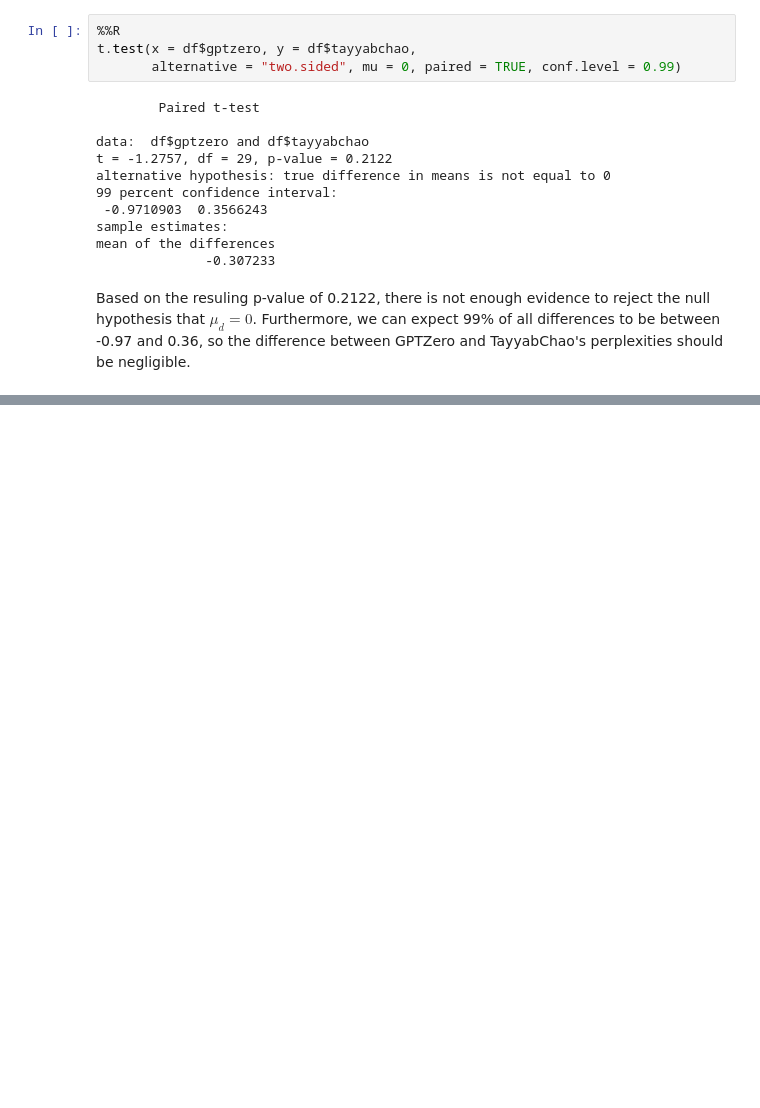
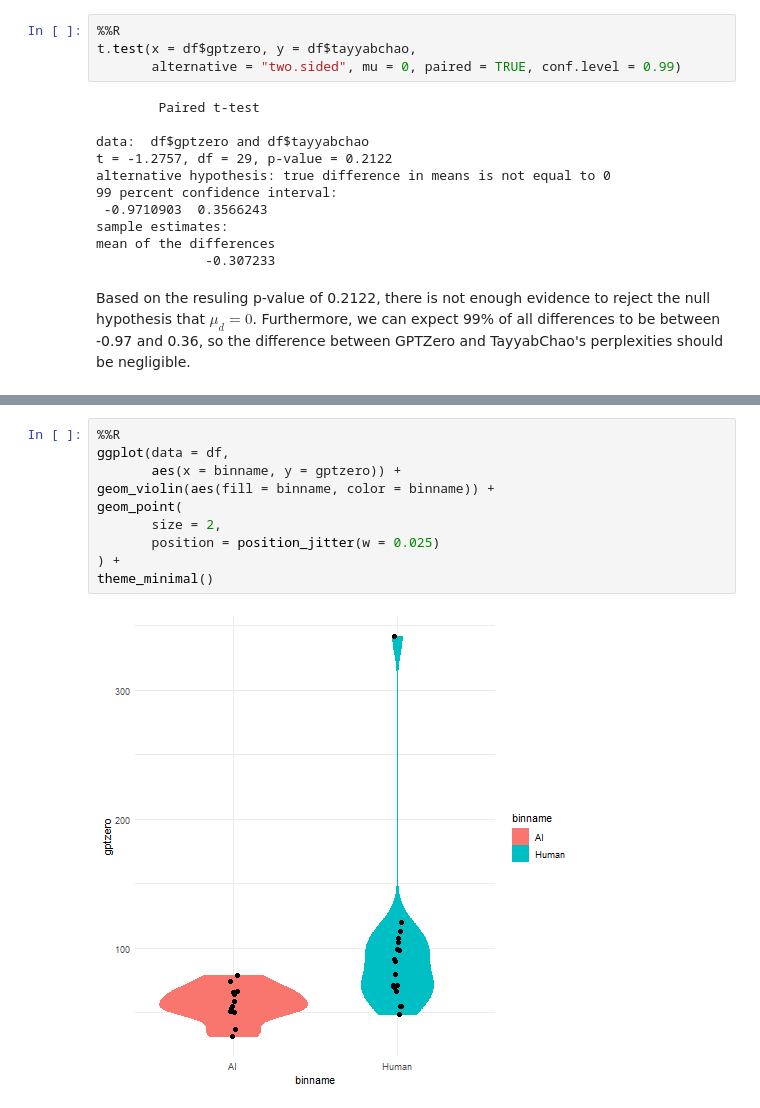
Before and after one commit to brightp-py/cic_student_essays, a Jupyter notebook: gptzero_column.ipynb, the cells around one changed output, grey strips where cells are left out. Drawn from its saved outputs; the diff is of its cells as text; blank space fills up the shorter version.

```diff
--- a/gptzero_column.ipynb
+++ b/gptzero_column.ipynb
@@ -415,0 +588,12 @@ Based on the resuling p-value of 0.2122, there is not enough evidence to reject
+# %%
+%%R
+ggplot(data = df,
+       aes(x = binname, y = gptzero)) +
+geom_violin(aes(fill = binname, color = binname)) +
+geom_point(
+       size = 2,
+       position = position_jitter(w = 0.025)
+) +
+theme_minimal()
+# %% [output]
+[figure, added]
```
Also changed, not shown: parts of 10 cells of this notebook, 1 other file.
